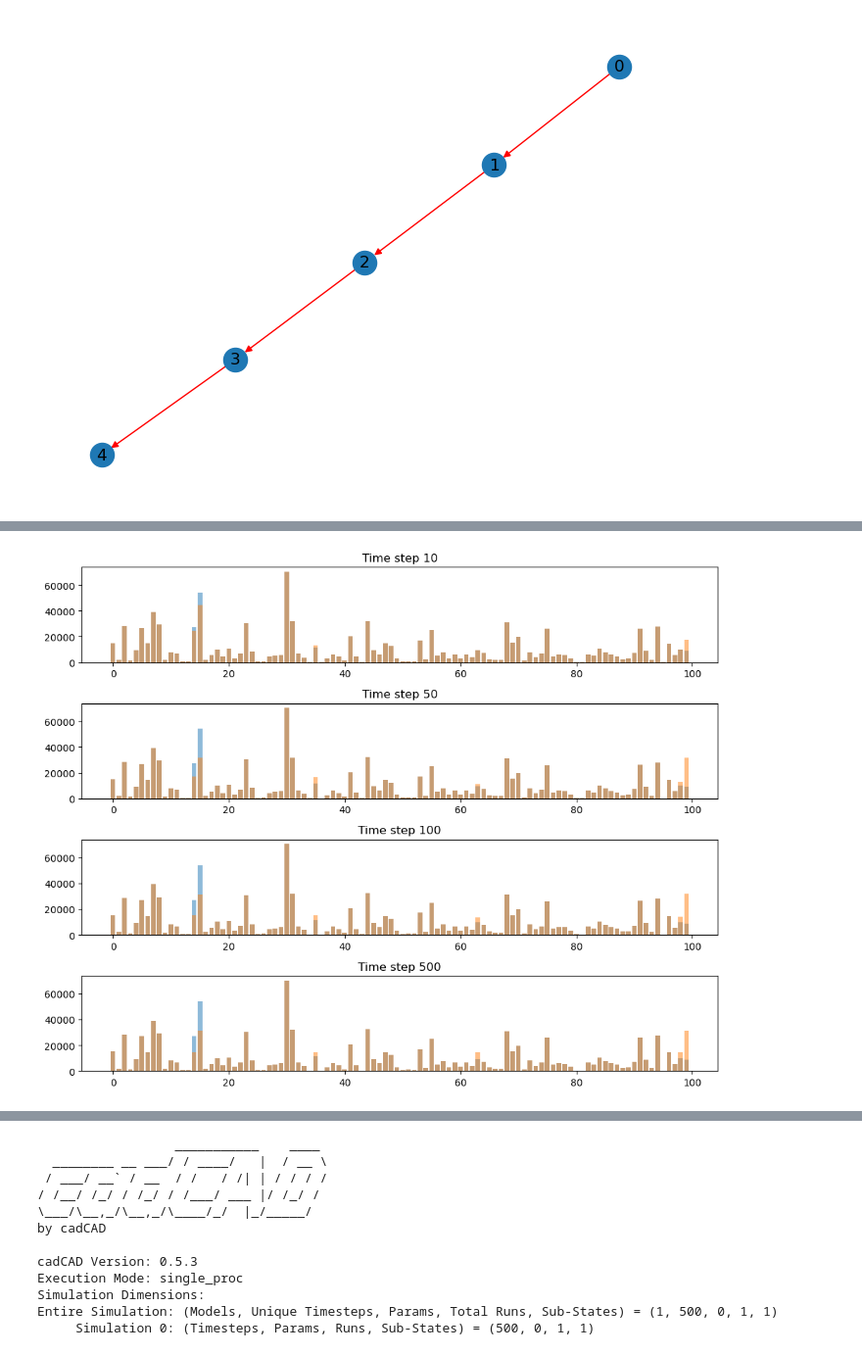
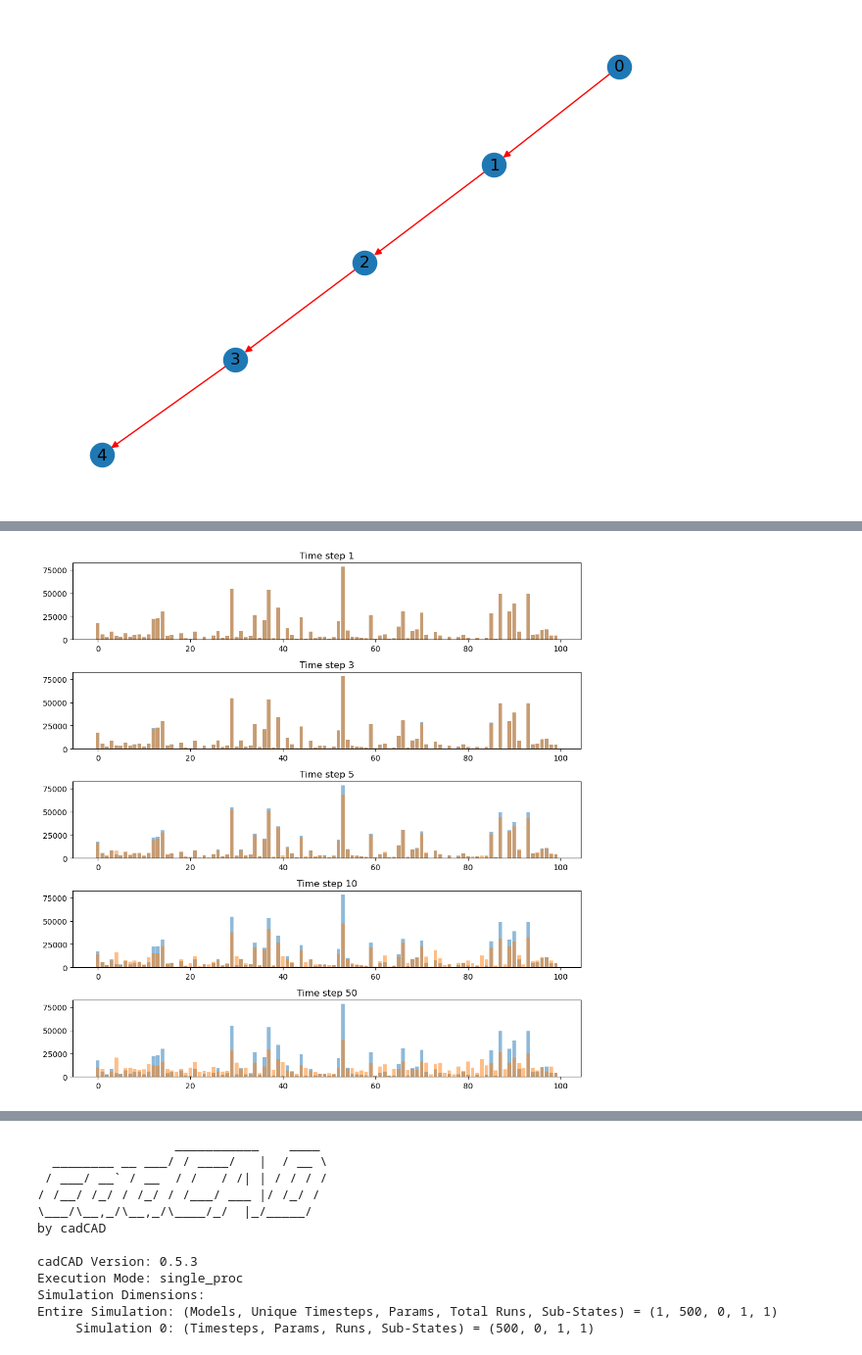
Before and after one commit to clique-cb/simple-eigentrust, a Jupyter notebook: python/notebook/cadcad_sim.ipynb, the cells around one changed output, grey strips where cells are left out. Shown at 98% size. Cells and saved outputs as stored; diff of their text form; code cells hidden in the pictures.

```diff
--- a/python/notebook/cadcad_sim.ipynb
+++ b/python/notebook/cadcad_sim.ipynb
@@ -291,0 +286,2 @@ plot_timeframes(results, [10, 50, 100, 500])
+# %%
+results, records = simulate_single_user_debt(G, balances_dict, n_steps=100, n_user=0)
@@ -292,7 +327,11 @@ plot_timeframes(results, [10, 50, 100, 500])
 # %%
-max_debt_results = np.zeros((501, 100))
+all_results = []
+
+max_debt_results = np.zeros((101, 100))
 
 for n_user in range(100):
-    results, records = simulate_single_user_debt(G, balances_dict, n_steps=500, n_user=n_user)
+    print("USER", n_user)
+    results, records = simulate_single_user_debt(G, balances_dict, n_steps=100, n_user=n_user)
+    all_results.append(results)
     max_debt_results[:, n_user] = results[:, n_user]
 # %% [output]
@@ -403,7 +371,7 @@ Execution Method: single_proc_exec
 # %%
-plot_timeframes(max_debt_results, [10, 50, 100, 500])
+plot_timeframes(max_debt_results, [1, 3, 5, 10, 50])
 # %% [output]
-[figure, old version]
+[figure, new version]
 # %%
 max_debt_results[:, ]
 # %% [output]
```
Also changed, not shown: parts of 10 cells of this notebook, 3 other files.
